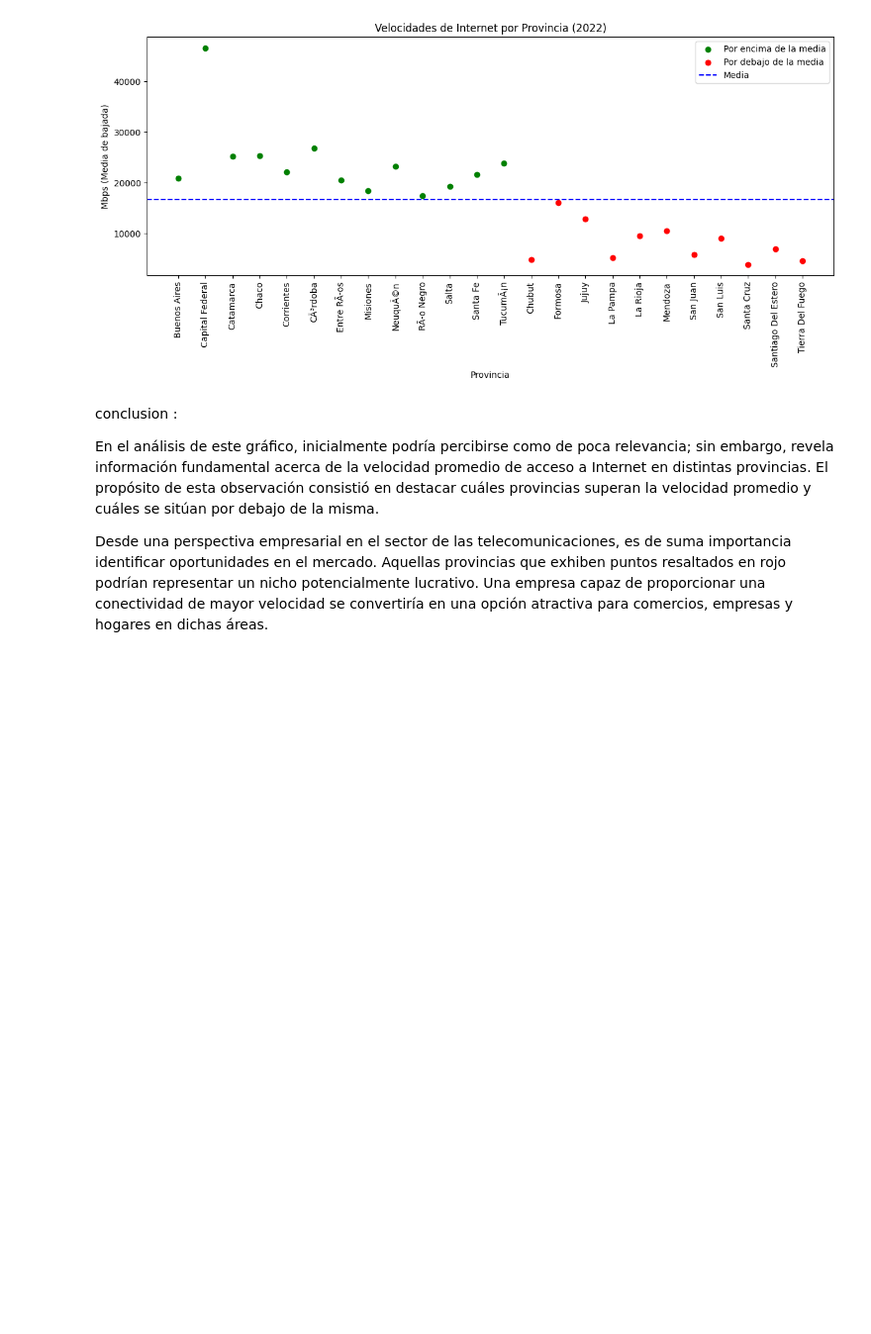
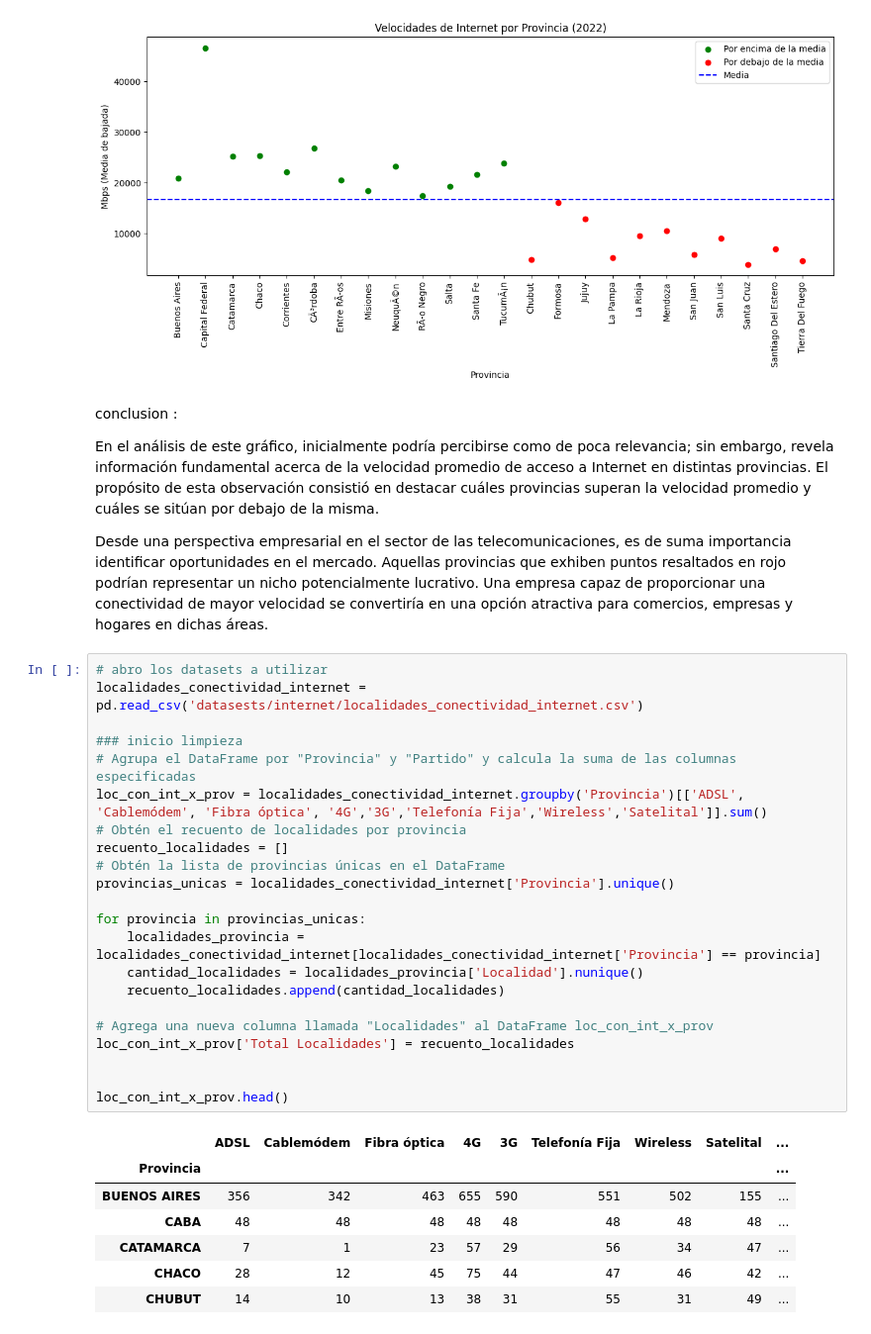
Before and after one commit to TabeSebastian/proyecto_final_henry_2, a Jupyter notebook: 2_EDA_internet.ipynb, the cells around one changed output. Shown at 99% size. Drawn from its saved outputs; the diff is of its cells as text; blank space fills up the shorter version.

```diff
--- a/2_EDA_internet.ipynb
+++ b/2_EDA_internet.ipynb
@@ -245,3 +245,33 @@ conclusion :
 En el análisis de este gráfico, inicialmente podría percibirse como de poca relevancia; sin embargo, revela información fundamental acerca de la velocidad promedio de acceso a Internet en distintas provincias. El propósito de esta observación consistió en destacar cuáles provincias superan la velocidad promedio y cuáles se sitúan por debajo de la misma.
 
 Desde una perspectiva empresarial en el sector de las telecomunicaciones, es de suma importancia identificar oportunidades en el mercado. Aquellas provincias que exhiben puntos resaltados en rojo podrían representar un nicho potencialmente lucrativo. Una empresa capaz de proporcionar una conectividad de mayor velocidad se convertiría en una opción atractiva para comercios, empresas y hogares en dichas áreas.
+# %%
+# abro los datasets a utilizar
+localidades_conectividad_internet = pd.read_csv('datasests/internet/localidades_conectividad_internet.csv')
+
+### inicio limpieza
+# Agrupa el DataFrame por "Provincia" y "Partido" y calcula la suma de las columnas especificadas
+loc_con_int_x_prov = localidades_conectividad_internet.groupby('Provincia')[['ADSL', 'Cablemódem', 'Fibra óptica', '4G','3G','Telefonía Fija','Wireless','Satelital']].sum()
+# Obtén el recuento de localidades por provincia
+recuento_localidades = []
+# Obtén la lista de provincias únicas en el DataFrame
+provincias_unicas = localidades_conectividad_internet['Provincia'].unique()
+
+for provincia in provincias_unicas:
+    localidades_provincia = localidades_conectividad_internet[localidades_conectividad_internet['Provincia'] == provincia]
+    cantidad_localidades = localidades_provincia['Localidad'].nunique()
+    recuento_localidades.append(cantidad_localidades)
+
+# Agrega una nueva columna llamada "Localidades" al DataFrame loc_con_int_x_prov
+loc_con_int_x_prov['Total Localidades'] = recuento_localidades
+
+
+loc_con_int_x_prov.head()
+# %% [output]
+|  | ADSL | Cablemódem | Fibra óptica | 4G | 3G | Telefonía Fija | Wireless | Satelital | ... |
+| Provincia |  |  |  |  |  |  |  |  | ... |
+| BUENOS AIRES | 356 | 342 | 463 | 655 | 590 | 551 | 502 | 155 | ... |
+| CABA | 48 | 48 | 48 | 48 | 48 | 48 | 48 | 48 | ... |
+| CATAMARCA | 7 | 1 | 23 | 57 | 29 | 56 | 34 | 47 | ... |
+| CHACO | 28 | 12 | 45 | 75 | 44 | 47 | 46 | 42 | ... |
+| CHUBUT | 14 | 10 | 13 | 38 | 31 | 55 | 31 | 49 | ... |
```
Also changed, not shown: 1 other file.
